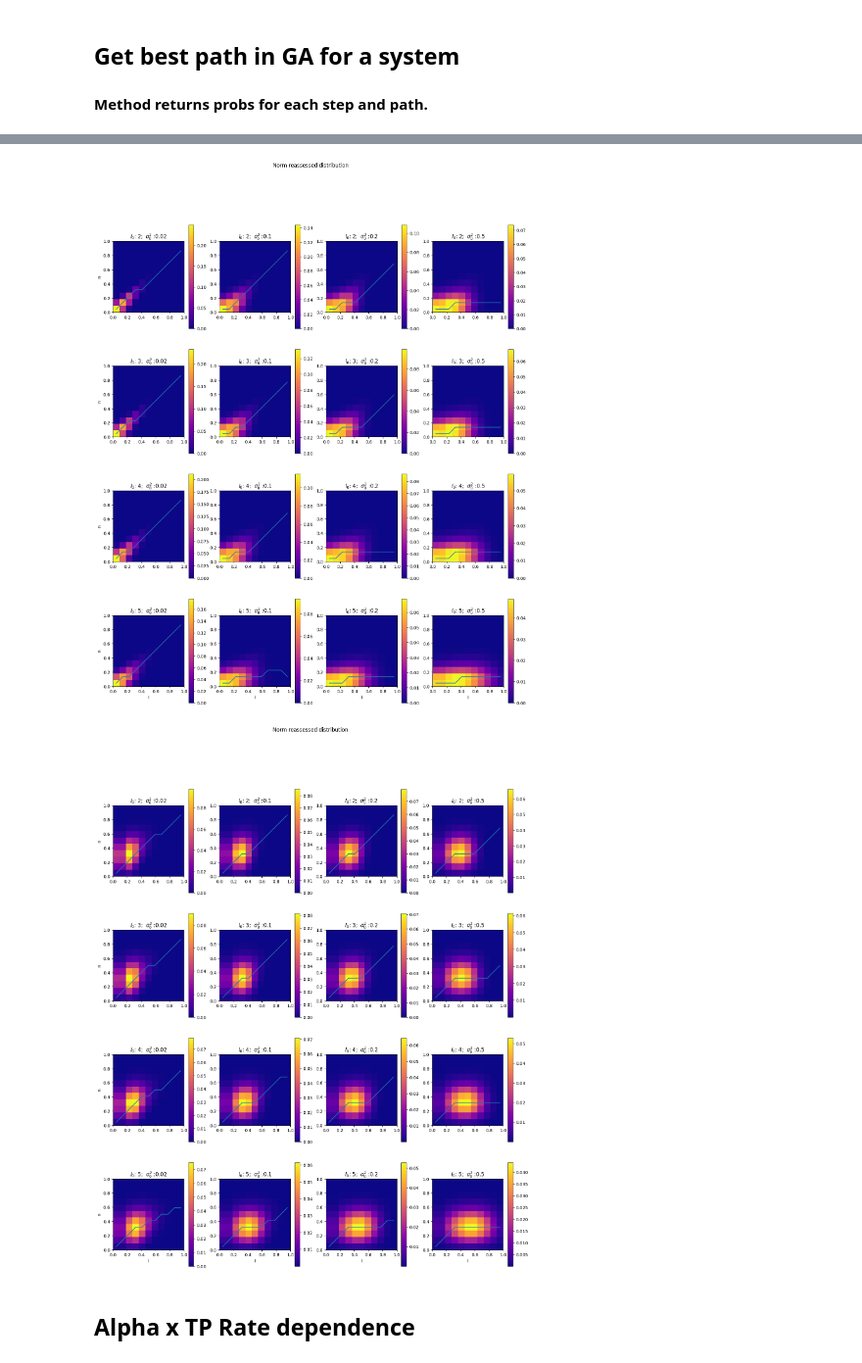
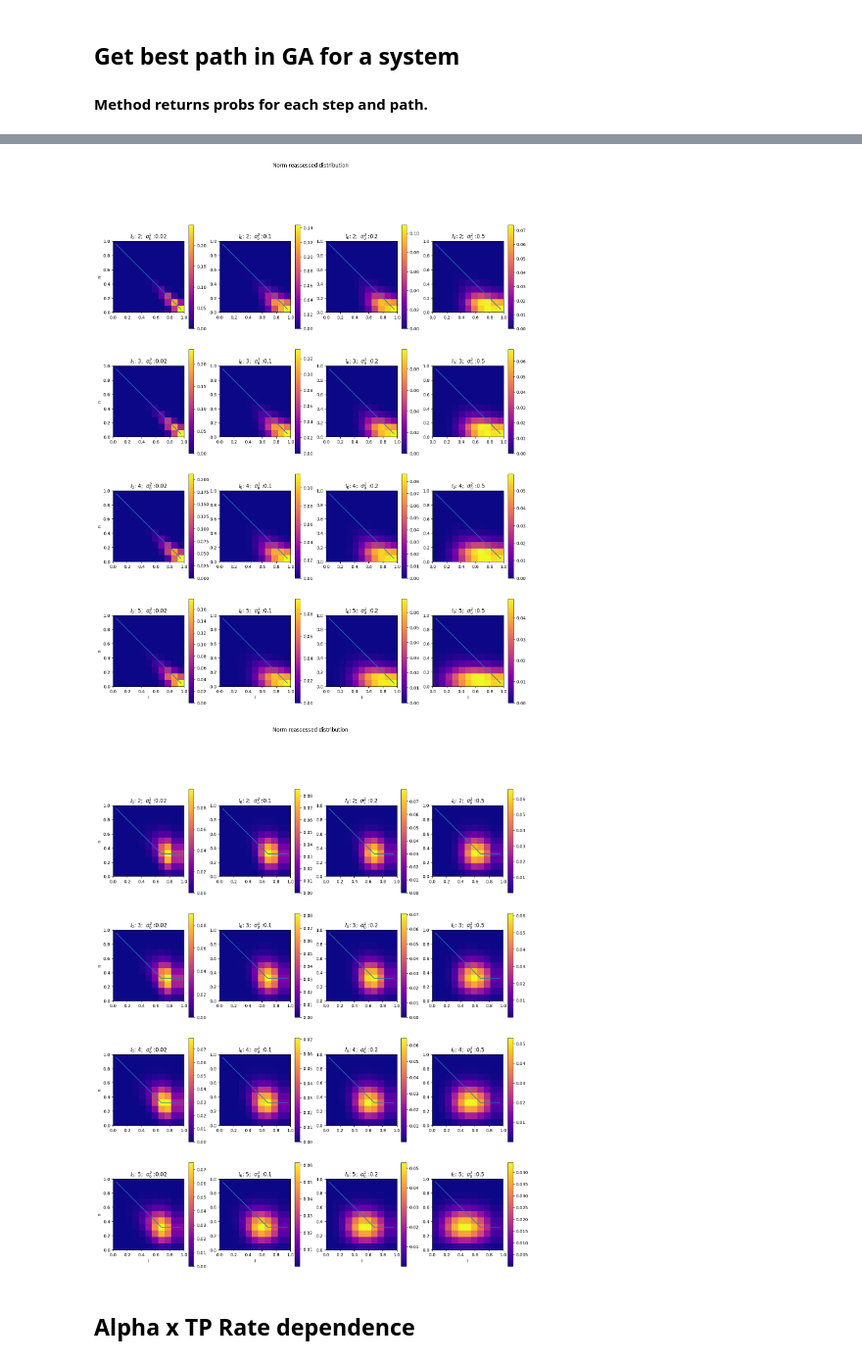
Before and after one commit to jafiorote/ga_error_sources_framework, a Jupyter notebook: notebooks/model_exploration.ipynb, the cells around one changed output, grey strips where cells are left out. Shown at 98% size. Cells and saved outputs as stored; diff of their text form; code cells hidden in the pictures.

Commit message:
"mudanças no model_exploration"

```diff
--- a/notebooks/model_exploration.ipynb
+++ b/notebooks/model_exploration.ipynb
@@ -224,0 +226,37 @@ psm_step_probs, psm_path = ga_model.get_best_path(norm_poison_probs, minimize=Fa
+# %%
+fig, axs = plt.subplots(4, 4, figsize=(20, 20))
+cmap = "plasma"
+
+i_0s = [1, 3, 4, 5]
+sigmas2_0 = [0.01, 0.02, 0.04, 0.05]
+
+for idx1, i0 in enumerate(i_0s):
+    for idx2, s0 in enumerate(sigmas2_0):
+
+        sys_model = NormPSM(M, i0, i_nat, s0)
+        prob_arr = sys_model.get_probs()
+        ga_model = GAModel()
+        print(list(np.unravel_index(np.argmax(prob_arr), prob_arr.shape)))
+        init_state = [10, 0] if minimize else list(np.unravel_index(np.argmax(prob_arr), prob_arr.shape))
+        path = ga_model.get_best_path(prob_arr, minimize=minimize, init_state=init_state)[0]
+        print(path)
+        z_prob = np.fliplr(prob_arr[::-1]) if minimize else prob_arr[::-1]
+        c = axs[idx1, idx2].imshow(z_prob, extent=[0, 1, 0, 1],
+                                   cmap=cmap,  interpolation='nearest')
+        x = [(x[1] / n_bins) + 0.5 * 1 / n_bins for x in path]
+        if minimize:
+            axs[idx1, idx2].set_xticks(ticks=x, labels=[1.0, "", "", "", "", "", "", "", "", "",0.0])
+        y = [(x[0] / (n_max)) + 0.5 * 1 / (n_max) for x in path]
+        ax=axs[idx1, idx2]
+        fig.colorbar(c, ax=ax)
+        axs[idx1, idx2].plot(x, y)
+        axs[idx1, idx2].set_title("".join([r'$I _{0}$', f": {i0};  ",
+                                           r'$\sigma _{0} ^{2}$', f" :{s0}"]))
+
+        if idx2 == 0:
+            axs[idx1, idx2].set_ylabel("n")
+        if idx1 == 3:
+            axs[idx1, idx2].set_xlabel("I")
+
+plt.suptitle("Norm distribution")
+plt.show()
@@ -235,7 +292,7 @@ for idx1, i0 in enumerate(i_0s):
         sys_model = NormPSM(M, i0, i_nat, s0)
         prob_arr = sys_model.get_probs()
         ga_model = GAModel()
-        path = ga_model.get_best_path(prob_arr, minimize=minimize)[0]
+        path = ga_model.get_best_path(prob_arr, minimize=minimize, init_state=[10, 0])[0]
         z_prob = np.fliplr(prob_arr[::-1]) if minimize else prob_arr[::-1]
         c = axs[idx1, idx2].imshow(z_prob, extent=[0, 1, 0, 1],
                                    cmap=cmap,  interpolation='nearest')
@@ -269,7 +326,7 @@ for idx1, i0 in enumerate(i_0s):
         sys_model = OldPePSM(M, i0, i_nat, s0)
         prob_arr = sys_model.get_probs()
         ga_model = GAModel()
-        path = ga_model.get_best_path(prob_arr, minimize=minimize)[0]
+        path = ga_model.get_best_path(prob_arr, minimize=minimize, init_state=[10, 0])[0]
         z_prob =  np.fliplr(prob_arr[::-1]) if minimize else prob_arr[::-1]
         c = axs[idx1, idx2].imshow(z_prob, extent=[0, 1, 0, 1],
                                    cmap=cmap,  interpolation='nearest')
@@ -289,41 +346,41 @@ for idx1, i0 in enumerate(i_0s):
 plt.suptitle("Norm reassessed distribution")
 plt.show()
 # %% [output]
-[figure, old version]
+[figure, new version]
 # %%
 fig, axs = plt.subplots(4, 4, figsize=(17, 20))
 cmap = "plasma"
 
 i_0s = [2, 3, 4, 5]
 sigmas2_0 = [0.02, 0.1, 0.2, 0.5]
 
 for idx1, i0 in enumerate(i_0s):
     for idx2, s0 in enumerate(sigmas2_0):
 
         sys_model = NormPSM(M, i0, i_nat, s0)
         prob_arr = sys_model.reassessment_probs(sys_model.get_probs())
         ga_model = GAModel()
-        path = ga_model.get_best_path(prob_arr, minimize=minimize)[0]
+        path = ga_model.get_best_path(prob_arr, minimize=minimize, init_state=[10, 0])[0]
         z_prob =  np.fliplr(prob_arr[::-1]) if minimize else prob_arr[::-1]
         c = axs[idx1, idx2].imshow(z_prob, extent=[0, 1, 0, 1],
                                    cmap=cmap,  interpolation='nearest')
         x = [(x[1] / n_bins) + 0.5 * 1 / n_bins for x in path]
         y = [(x[0] / (n_max)) + 0.5 * 1 / (n_max) for x in path]
         ax=axs[idx1, idx2]
         fig.colorbar(c, ax=ax)
         axs[idx1, idx2].plot(x, y)
         axs[idx1, idx2].set_title("".join([r'$I _{0}$', f": {i0};  ",
                                            r'$\sigma _{0} ^{2}$', f" :{s0}"]))
 
         if idx2 == 0:
             axs[idx1, idx2].set_ylabel("n")
         if idx1 == 3:
             axs[idx1, idx2].set_xlabel("I")
 
 plt.suptitle("Norm reassessed distribution")
 plt.show()
 # %% [output]
-[figure, old version]
+[figure, new version]
 # %% [markdown]
 ## Alpha x TP Rate dependence
 # %%
```
Also changed, not shown: parts of 6 cells of this notebook, 1 other file.
